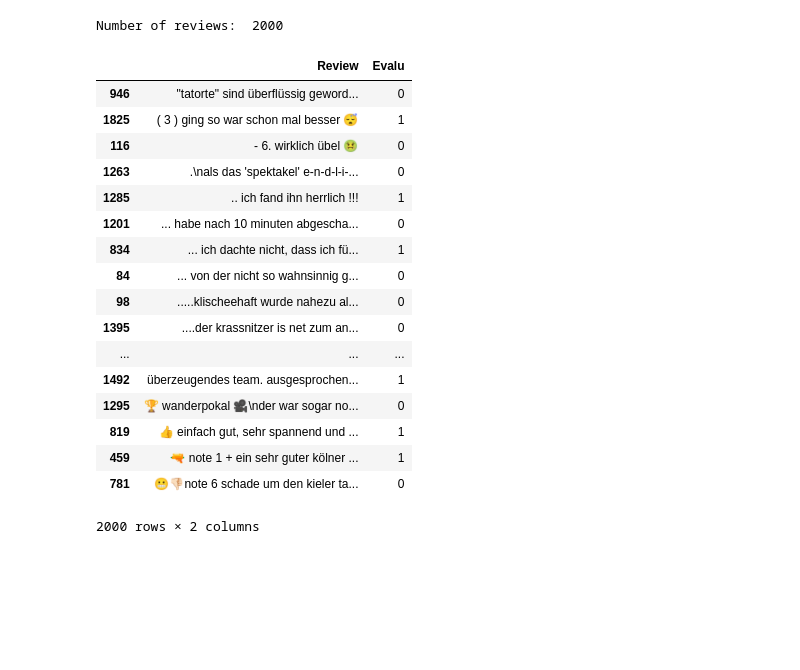
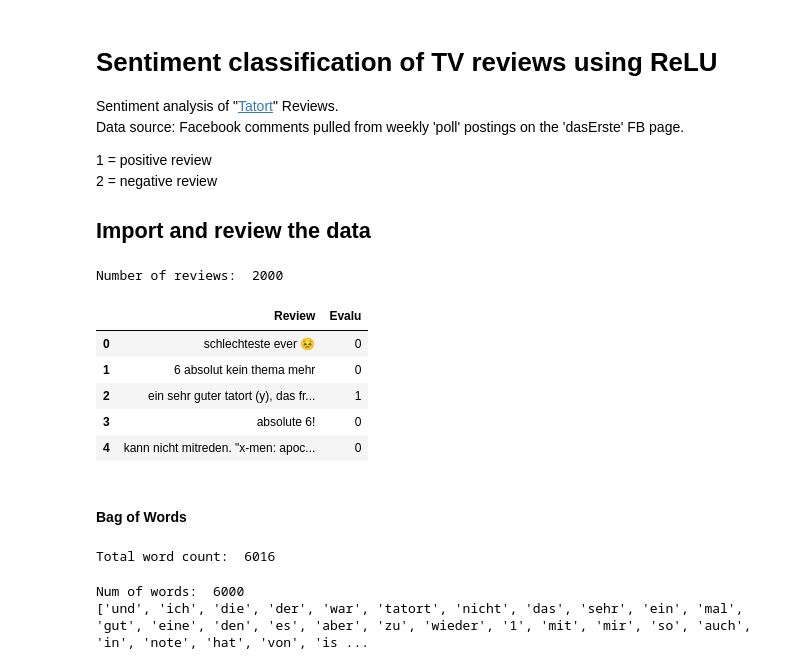
Before and after one commit to hdatteln/neural_networks, a Jupyter notebook: Check_Data.ipynb, the cells around one changed output. Cells and saved outputs as stored; diff of their text form; code cells hidden in the pictures; blank space fills up the shorter version.

Commit message:
updated spacing in labeled data. added notebook that uses this data for a sentiment analysis using ReLU

```diff
--- a/Check_Data.ipynb
+++ b/Check_Data.ipynb
@@ -1,27 +1,28 @@
+# %% [markdown]
+# Sentiment classification of TV reviews using ReLU
+Sentiment analysis of "[Tatort](https://en.wikipedia.org/wiki/Tatort)" Reviews.
+Data source: Facebook comments pulled from weekly 'poll' postings on the 'dasErste' FB page.
+
+1 = positive review
+2 = negative review
+
+## Import and review the data
 # %%
 import pandas as pd
+import numpy as np
+import tensorflow as tf
+import tflearn
+from tflearn.data_utils import to_categorical, pad_sequences
 
 tatortreviews = pd.read_csv('data/tatort_reviews_labeled.csv')
 print("Number of reviews: ", len(tatortreviews))
 
-tatortreviews.sort_values(by='Review')
+tatortreviews.head()
 # %% [output]
 Number of reviews:  2000
 |  | Review | Evalu |
-| 946 | "tatorte" sind überflüssig geword... | 0 |
-| 1825 | ( 3 ) ging so war schon mal besser 😴 | 1 |
-| 116 | - 6. wirklich übel 🤢 | 0 |
-| 1263 | .\nals das 'spektakel' e-n-d-l-i-... | 0 |
-| 1285 | .. ich fand ihn herrlich !!! | 1 |
-| 1201 | ... habe nach 10 minuten abgescha... | 0 |
-| 834 | ... ich dachte nicht, dass ich fü... | 1 |
-| 84 | ... von der nicht so wahnsinnig g... | 0 |
-| 98 | .....klischeehaft wurde nahezu al... | 0 |
-| 1395 | ....der krassnitzer is net zum an... | 0 |
-| ... | ... | ... |
-| 1492 | überzeugendes team. ausgesprochen... | 1 |
-| 1295 | 🏆 wanderpokal 🎥\nder war sogar no... | 0 |
-| 819 | 👍 einfach gut, sehr spannend und ... | 1 |
-| 459 | 🔫 note 1 + ein sehr guter kölner ... | 1 |
-| 781 | 😬👎🏻note 6 schade um den kieler ta... | 0 |
+| 0 | schlechteste ever 😣 | 0 |
+| 1 | 6 absolut kein thema mehr | 0 |
+| 2 | ein sehr guter tatort (y), das fr... | 1 |
+| 3 | absolute 6! | 0 |
+| 4 | kann nicht mitreden. "x-men: apoc... | 0 |
-2000 rows × 2 columns
@@ -27,0 +32,20 @@ Number of reviews:  2000
+# %% [markdown]
+#### Bag of Words
+# %%
+from collections import Counter
+
+total_wordcount = Counter()
+
+for row in reviews:
+    total_wordcount.update(row.split(" "))
+
+print("Total word count: ", len(total_wordcount))
+# %% [output]
+Total word count:  6016
+# %%
+vocabulary = sorted(total_wordcount, key=total_wordcount.get, reverse=True)[:6000]
+print("Num of words: ", len(vocabulary))
+print(vocabulary)
+# %% [output]
+Num of words:  6000
+['und', 'ich', 'die', 'der', 'war', 'tatort', 'nicht', 'das', 'sehr', 'ein', 'mal', 'gut', 'eine', 'den', 'es', 'aber', 'zu', 'wieder', '1', 'mit', 'mir', 'so', 'auch', 'in', 'note', 'hat', 'von', 'is ...
```
Also changed, not shown: parts of 13 cells of this notebook, 1 other file.
